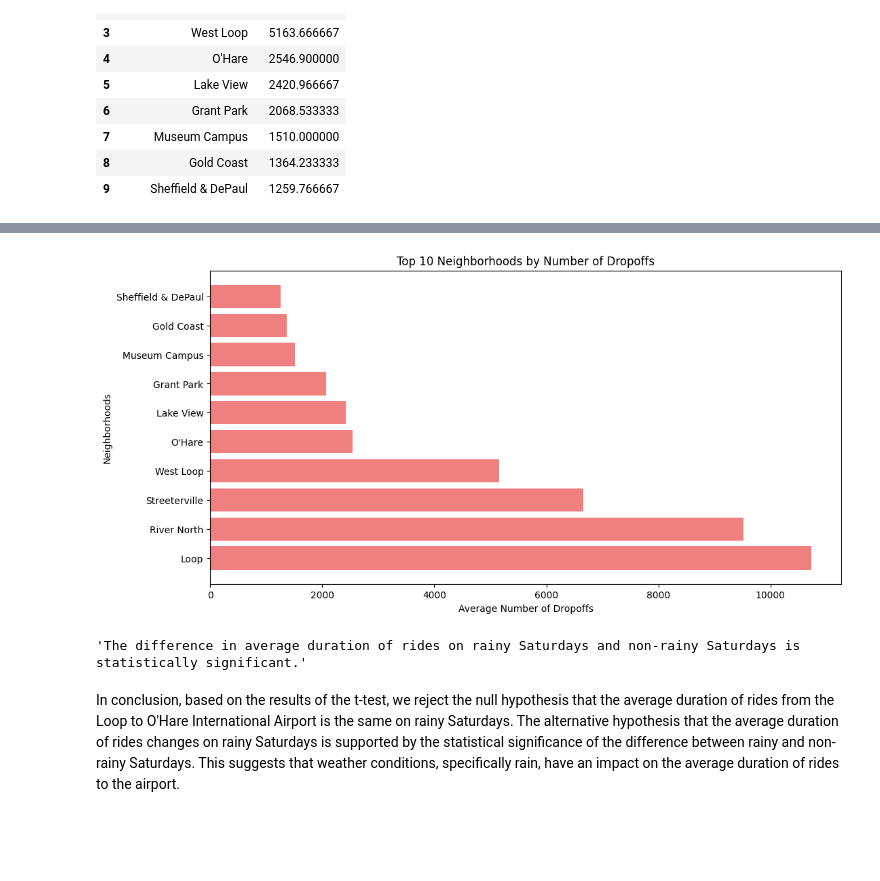
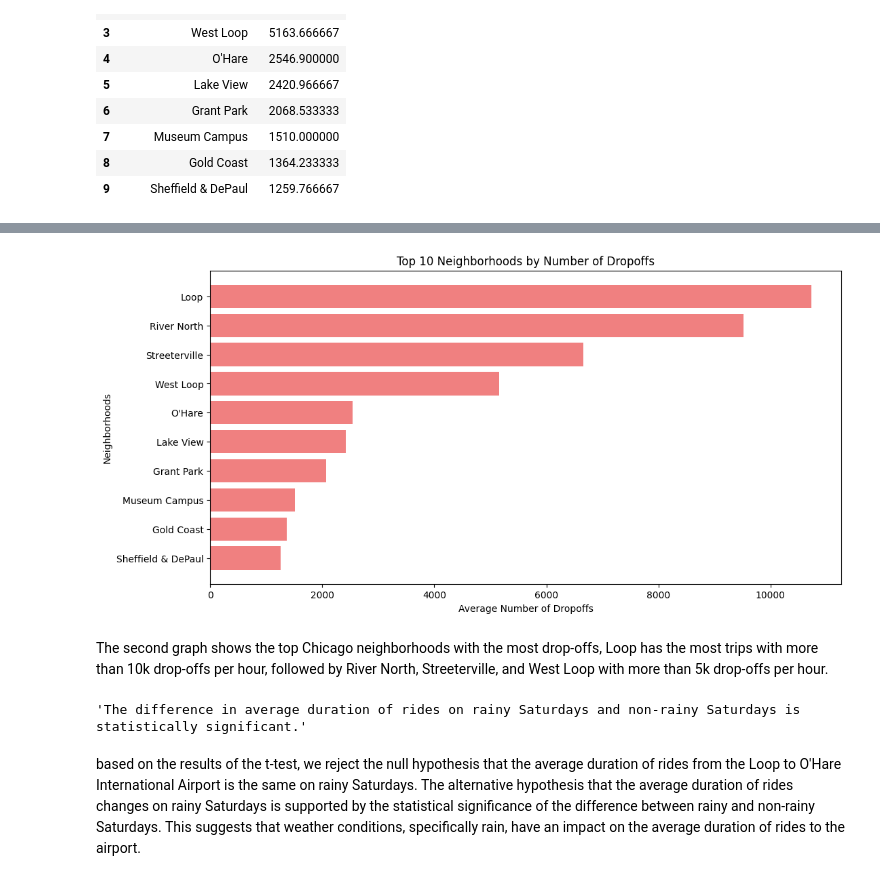
Before and after one commit to MuhammadElias/cab_rides, a Jupyter notebook: EDA.ipynb, the cells around one changed output, grey strips where cells are left out. Cells and saved outputs as stored; diff of their text form; code cells hidden in the pictures; blank space fills up the shorter version.

```diff
--- a/EDA.ipynb
+++ b/EDA.ipynb
@@ -61,17 +142,19 @@ plt.show()
 # %%
 # Top 10 Neighborhoods by Number of Dropoffs:
-
+top_10_sorted = top_10.sort_values('average_trips', ascending=True)
 # Data for Top 10 Neighborhoods by Number of Dropoffs
 
 # Plotting the graph
 plt.figure(figsize=(12,6))
-plt.barh(top_10['dropoff_location_name'], top_10['average_trips'], color='lightcoral')
+plt.barh(top_10_sorted['dropoff_location_name'], top_10_sorted['average_trips'], color='lightcoral')
 plt.xlabel('Average Number of Dropoffs')
 plt.ylabel('Neighborhoods')
 plt.title('Top 10 Neighborhoods by Number of Dropoffs')
 plt.show()
 # %% [output]
-[figure, old version]
+[figure, new version]
+# %% [markdown]
+The second graph shows the top Chicago neighborhoods with the most drop-offs, Loop has the most trips with more than 10k drop-offs per hour, followed by River North, Streeterville, and West Loop with more than 5k drop-offs per hour.
 # %%
 # test the hypothesis that the average duration of rides from the Loop to O'Hare International Airport changes on rainy Saturdays, we can conduct a hypothesis test comparing the average duration of rides on rainy Saturdays to the average duration of rides on non-rainy Saturdays.
 
@@ -100,4 +183,4 @@ else:
 # %% [output]
 'The difference in average duration of rides on rainy Saturdays and non-rainy Saturdays is statistically significant.'
 # %% [markdown]
-In conclusion, based on the results of the t-test, we reject the null hypothesis that the average duration of rides from the Loop to O'Hare International Airport is the same on rainy Saturdays. The alternative hypothesis that the average duration of rides changes on rainy Saturdays is supported by the statistical significance of the difference between rainy and non-rainy Saturdays. This suggests that weather conditions, specifically rain, have an impact on the average duration of rides to the airport.
+based on the results of the t-test, we reject the null hypothesis that the average duration of rides from the Loop to O'Hare International Airport is the same on rainy Saturdays. The alternative hypothesis that the average duration of rides changes on rainy Saturdays is supported by the statistical significance of the difference between rainy and non-rainy Saturdays. This suggests that weather conditions, specifically rain, have an impact on the average duration of rides to the airport.
```
Also changed, not shown: parts of 9 cells of this notebook.
